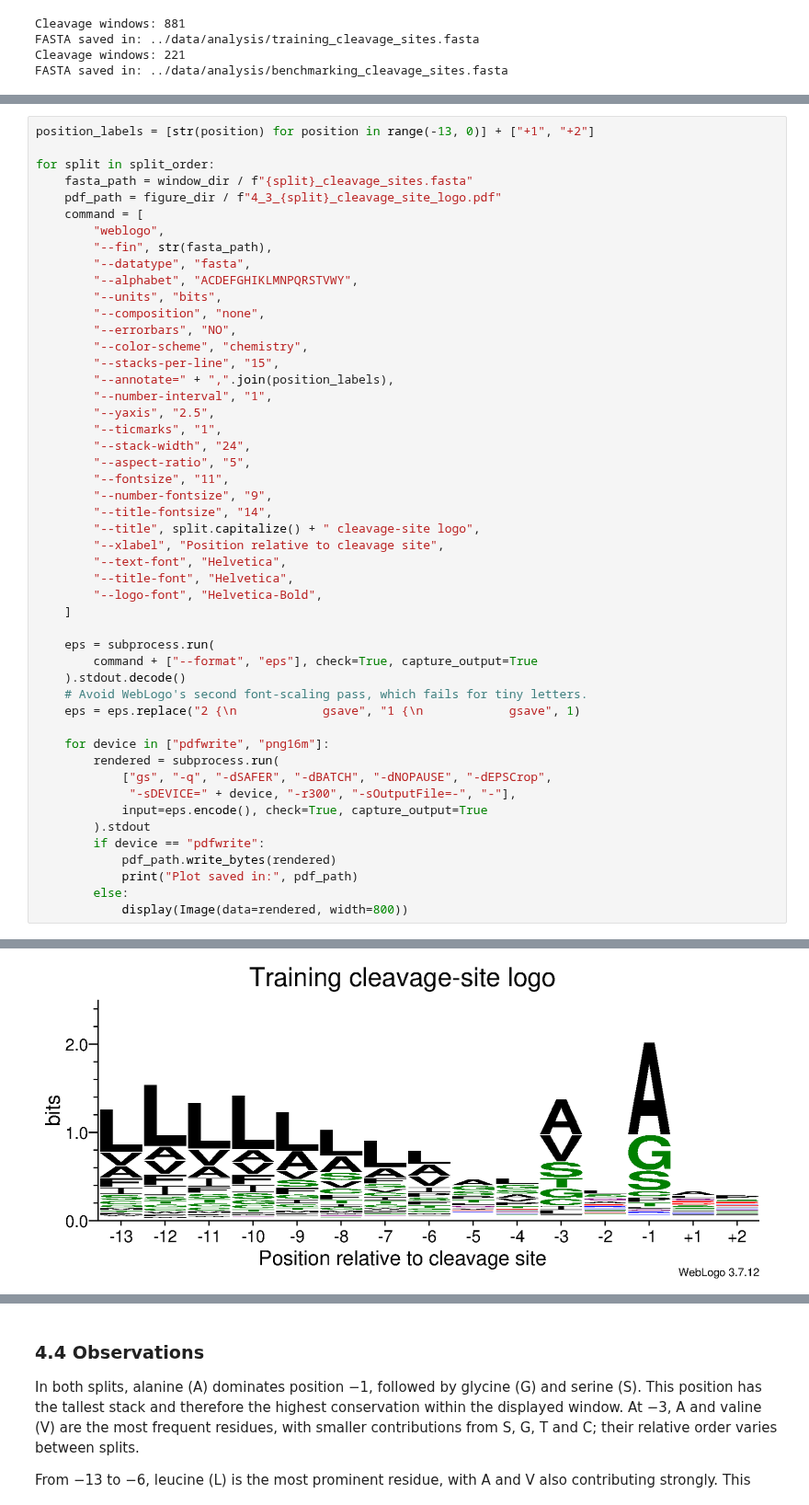
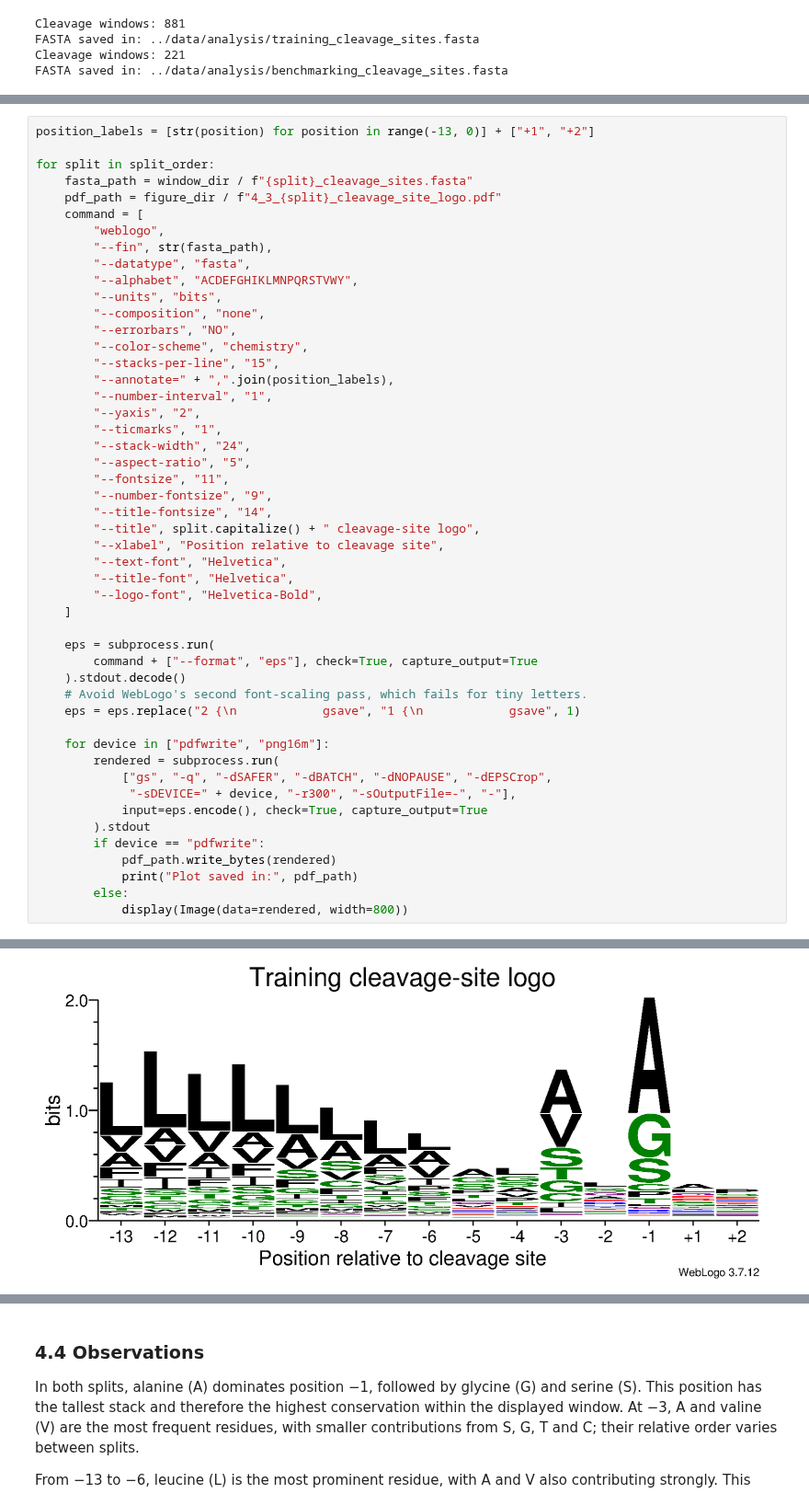
Before and after one commit to bioinformatikk/LB2_project_Group_10, a Jupyter notebook: notebooks/02c_data_analysis.ipynb, the cells around one changed output, grey strips where cells are left out. Shown at 92% size. Cells and saved outputs as stored; diff of their text form.

```diff
--- a/notebooks/02c_data_analysis.ipynb
+++ b/notebooks/02c_data_analysis.ipynb
@@ -710,38 +753,38 @@ for split in split_order:
         "--stacks-per-line", "15",
         "--annotate=" + ",".join(position_labels),
         "--number-interval", "1",
-        "--yaxis", "2.5",
+        "--yaxis", "2",
         "--ticmarks", "1",
         "--stack-width", "24",
         "--aspect-ratio", "5",
         "--fontsize", "11",
         "--number-fontsize", "9",
         "--title-fontsize", "14",
         "--title", split.capitalize() + " cleavage-site logo",
         "--xlabel", "Position relative to cleavage site",
         "--text-font", "Helvetica",
         "--title-font", "Helvetica",
         "--logo-font", "Helvetica-Bold",
     ]
 
     eps = subprocess.run(
         command + ["--format", "eps"], check=True, capture_output=True
     ).stdout.decode()
     # Avoid WebLogo's second font-scaling pass, which fails for tiny letters.
     eps = eps.replace("2 {\n            gsave", "1 {\n            gsave", 1)
 
     for device in ["pdfwrite", "png16m"]:
         rendered = subprocess.run(
             ["gs", "-q", "-dSAFER", "-dBATCH", "-dNOPAUSE", "-dEPSCrop",
              "-sDEVICE=" + device, "-r300", "-sOutputFile=-", "-"],
             input=eps.encode(), check=True, capture_output=True
         ).stdout
         if device == "pdfwrite":
             pdf_path.write_bytes(rendered)
             print("Plot saved in:", pdf_path)
         else:
             display(Image(data=rendered, width=800))
 # %% [output]
 Plot saved in: ../results/figures/02c/4_3_training_cleavage_site_logo.pdf
-[figure, old version]
+[figure, new version]
 Plot saved in: ../results/figures/02c/4_3_benchmarking_cleavage_site_logo.pdf
```
Also changed, not shown: parts of 15 cells of this notebook, 17 other files.
